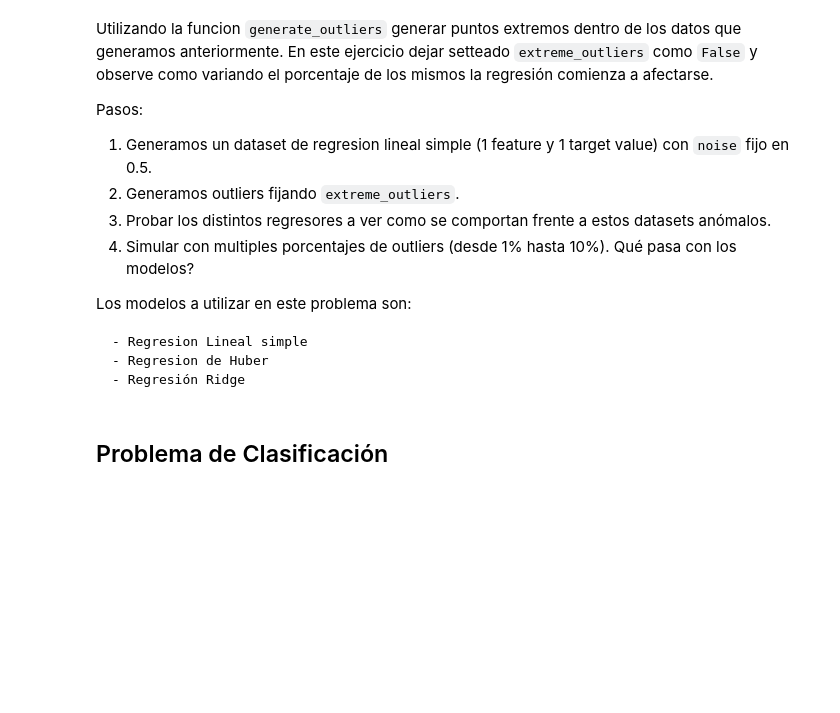
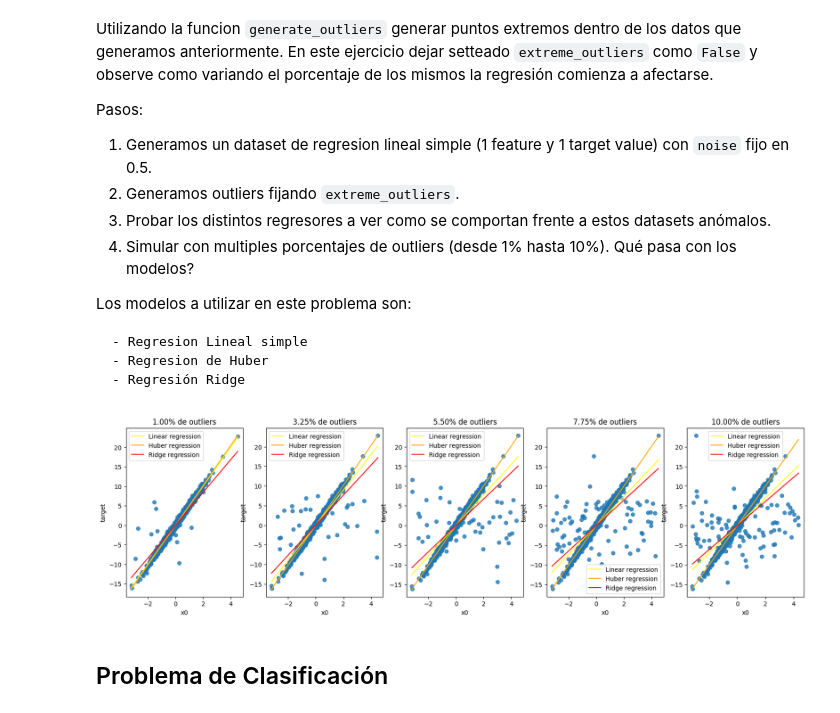
Before and after one commit to gmvtrmaga/ceia-intro-ia, a Jupyter notebook: tp_integrador_enunciado/tpi_parte2.ipynb, the cells around one changed output. Drawn from its saved outputs; the diff is of its cells as text; code cells hidden in the pictures; blank space fills up the shorter version.

```diff
--- a/tp_integrador_enunciado/tpi_parte2.ipynb
+++ b/tp_integrador_enunciado/tpi_parte2.ipynb
@@ -363,15 +363,53 @@ Los modelos a utilizar en este problema son:
 # %%
 from sklearn.linear_model import LinearRegression, HuberRegressor, RidgeCV
 
 data = generate_dataset(
-                n_samples=1000,
-                n_features=1,
-                n_informative=1,
-                n_targets=1,
-                noise=0.5,
-                bias=0,
-                output="dataframe",
-            )
+    n_samples=1000,
+    n_features=1,
+    n_informative=1,
+    n_targets=1,
+    noise=0.5,
+    bias=0,
+    output="dataframe",
+)
+
+nLoops = 5
+
+fig, axes = plt.subplots(1, nLoops, figsize=(20, 5))
+for index, percentage in enumerate(np.linspace(0.01, 0.1, nLoops)):
+    data_with_outliers = generate_outliers(
+        df=data,
+        columns=["x0"],
+        percentage=percentage,
+        extreme_outliers=False,
+        only_tails=False,
+    )
+
+    x = data_with_outliers["x0"].to_numpy().reshape(-1, 1)
+    y = data_with_outliers["target"].to_numpy().reshape(-1, 1)
+
+    sns.regplot(
+        x="x0", y="target", data=data_with_outliers, ax=axes[index], fit_reg=False
+    )
+
+    lr = LinearRegression(fit_intercept=True)
+    lr.fit(x, y)
+
+    x_vals = np.linspace(x.min(),x.max(), 20)
+    axes[index].plot(x_vals, [lr.coef_.flatten()[0] * val for val in x_vals], label='Linear regression', color='yellow')
+
+    hr = HuberRegressor(fit_intercept=True)
+    hr.fit(x, y.flatten())
+    axes[index].plot(x_vals, [hr.coef_.flatten()[0] * val for val in x_vals], label='Huber regression', color='orange')
+
+    rr = RidgeCV(fit_intercept=True, alphas=[200])
+    rr.fit(x, y)
+    axes[index].plot(x_vals, [rr.coef_.flatten()[0] * val for val in x_vals], label='Ridge regression',color='red')
+
+    axes[index].legend()
+    axes[index].set_title("{:.2f}".format(percentage * 100) + "% de outliers")
+# %% [output]
+[figure, added]
 # %% [markdown]
 ## Problema de Clasificación
 # %% [markdown]
```
